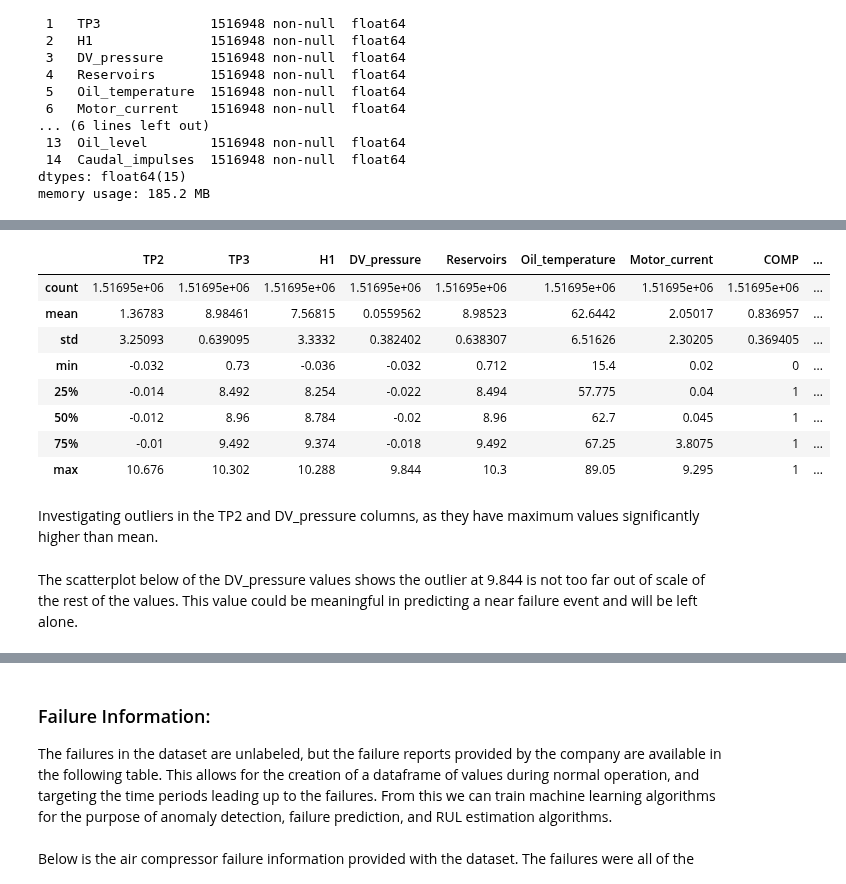
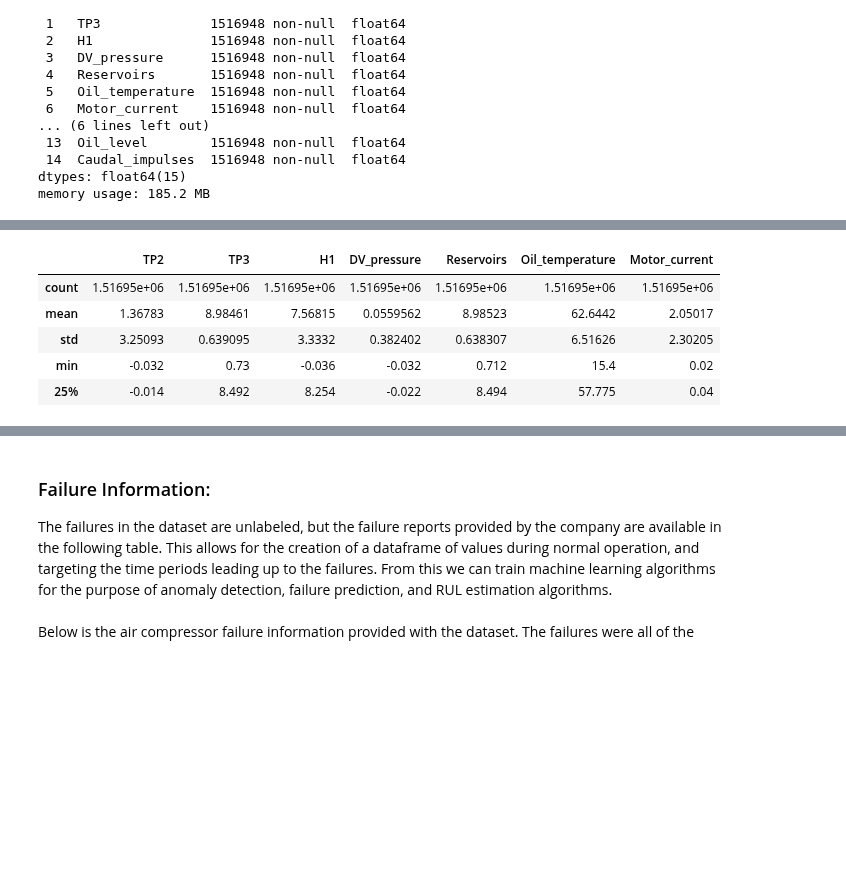
Before and after one commit to Dave-Codes/Predictive-Maintenance, a Jupyter notebook: predictive-maintenance-metropt-3.ipynb, the cells around one changed output, grey strips where cells are left out. Drawn from its saved outputs; the diff is of its cells as text; code cells hidden in the pictures; blank space fills up the shorter version.

```diff
--- a/predictive-maintenance-metropt-3.ipynb
+++ b/predictive-maintenance-metropt-3.ipynb
@@ -107,3 +108,9 @@ Data columns (total 15 columns):
  14  Caudal_impulses  1516948 non-null  float64
 dtypes: float64(15)
 memory usage: 185.2 MB
+# %%
+#Converting the columns of only ones and zeros to boolean data type
+for col in metro_df_large.columns:
+    if metro_df_large[col].isin([0,1]).all():
+        metro_df_large[col] = metro_df_large[col].astype('bool')
+metro_df_large.info()
@@ -110,17 +135,11 @@ memory usage: 185.2 MB
 # %%
 # displaying summary statistics of the dataframe while suppressing scientific notation
-metro_df_large.describe().apply(lambda s: s.apply(lambda x: format(x, 'g')))
+display_df = metro_df_large.describe().apply(lambda s: s.apply(lambda x: format(x, 'g')))
+display_df.head()
 # %% [output]
-|  | TP2 | TP3 | H1 | DV_pressure | Reservoirs | Oil_temperature | Motor_current | COMP | ... |
-| count | 1.51695e+06 | 1.51695e+06 | 1.51695e+06 | 1.51695e+06 | 1.51695e+06 | 1.51695e+06 | 1.51695e+06 | 1.51695e+06 | ... |
-| mean | 1.36783 | 8.98461 | 7.56815 | 0.0559562 | 8.98523 | 62.6442 | 2.05017 | 0.836957 | ... |
-| std | 3.25093 | 0.639095 | 3.3332 | 0.382402 | 0.638307 | 6.51626 | 2.30205 | 0.369405 | ... |
-| min | -0.032 | 0.73 | -0.036 | -0.032 | 0.712 | 15.4 | 0.02 | 0 | ... |
-| 25% | -0.014 | 8.492 | 8.254 | -0.022 | 8.494 | 57.775 | 0.04 | 1 | ... |
-| 50% | -0.012 | 8.96 | 8.784 | -0.02 | 8.96 | 62.7 | 0.045 | 1 | ... |
-| 75% | -0.01 | 9.492 | 9.374 | -0.018 | 9.492 | 67.25 | 3.8075 | 1 | ... |
-| max | 10.676 | 10.302 | 10.288 | 9.844 | 10.3 | 89.05 | 9.295 | 1 | ... |
+|  | TP2 | TP3 | H1 | DV_pressure | Reservoirs | Oil_temperature | Motor_current |
+| count | 1.51695e+06 | 1.51695e+06 | 1.51695e+06 | 1.51695e+06 | 1.51695e+06 | 1.51695e+06 | 1.51695e+06 |
+| mean | 1.36783 | 8.98461 | 7.56815 | 0.0559562 | 8.98523 | 62.6442 | 2.05017 |
+| std | 3.25093 | 0.639095 | 3.3332 | 0.382402 | 0.638307 | 6.51626 | 2.30205 |
+| min | -0.032 | 0.73 | -0.036 | -0.032 | 0.712 | 15.4 | 0.02 |
+| 25% | -0.014 | 8.492 | 8.254 | -0.022 | 8.494 | 57.775 | 0.04 |
-# %% [markdown]
-Investigating outliers in the TP2 and DV_pressure columns, as they have maximum values significantly higher than mean.
-# %% [markdown]
-The scatterplot below of the DV_pressure values shows the outlier at 9.844 is not too far out of scale of the rest of the values. This value could be meaningful in predicting a near failure event and will be left alone.
```
Also changed, not shown: parts of 46 cells of this notebook.
